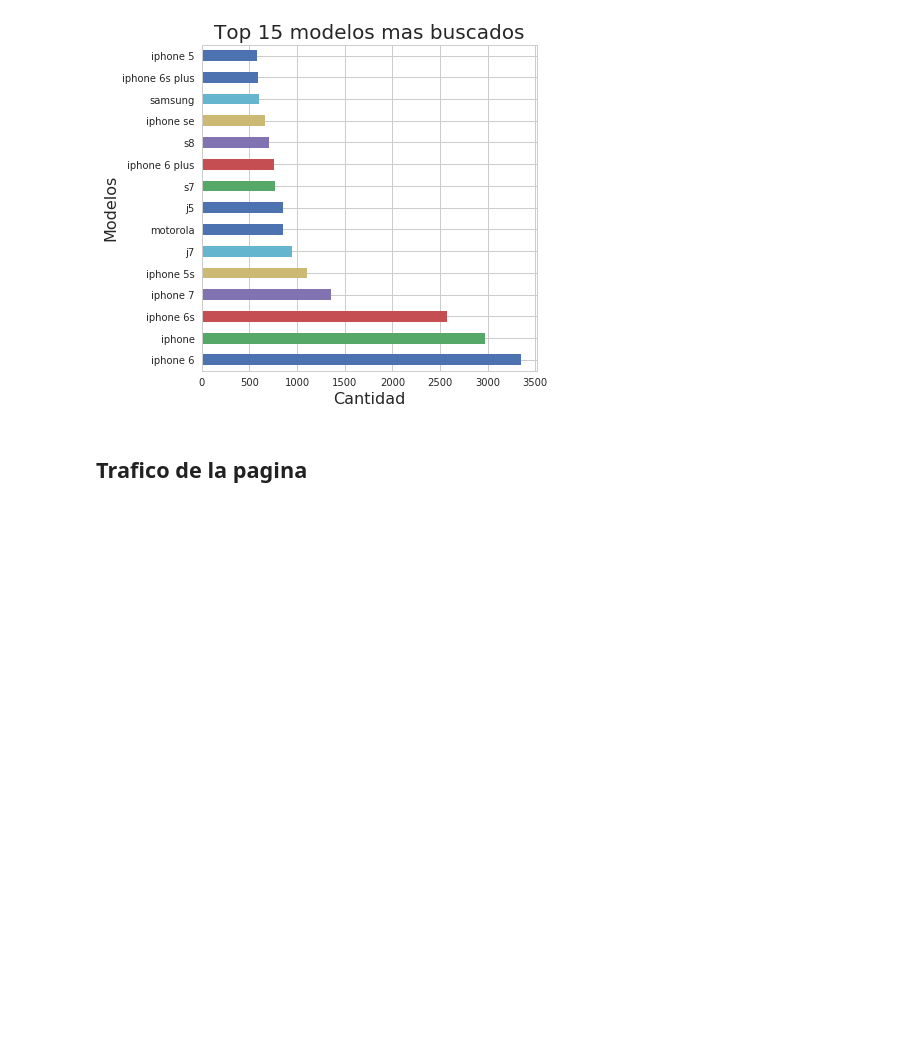
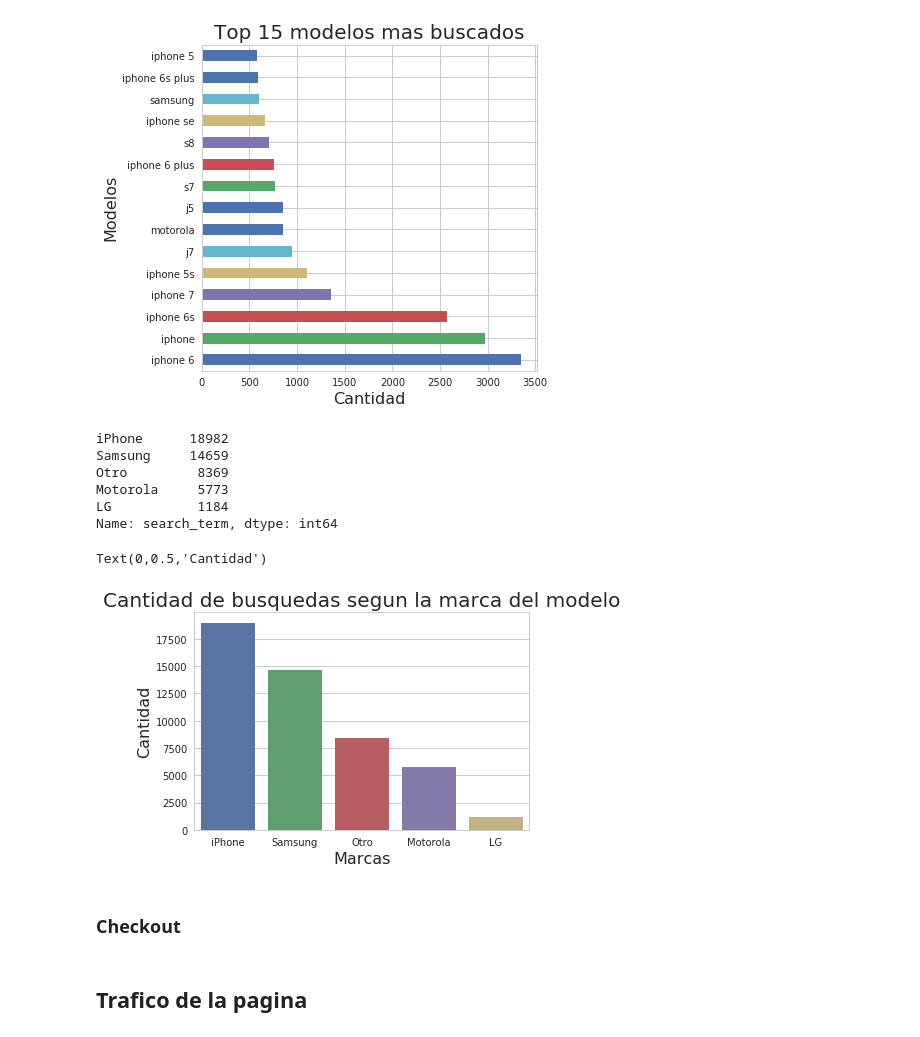
Before and after one commit to jowisaidman/tp1_analisis_exploratorio, a Jupyter notebook: AnalisisExploratorio.ipynb, the cells around one changed output. Drawn from its saved outputs; the diff is of its cells as text; code cells hidden in the pictures; blank space fills up the shorter version.

Commit message:
agrego grafico de marcas mas buscadas

```diff
--- a/AnalisisExploratorio.ipynb
+++ b/AnalisisExploratorio.ipynb
@@ -168,6 +168,35 @@ g.set_ylabel('Modelos',fontsize = 16)
 # %% [output]
 Text(0,0.5,'Modelos')
 [figure]
+# %%
+#el diccionario esta hecho a mano, vi las primeras posiciones y de ahi arme el diccionario, se podria pensar algo mejor.
+#no vi por ahora alguna funcion que haga la que defini, por ahi hay algo hecho pero no encontre
+marcas = {'iPhone':['iphone','7s','6s','5se','5c','iphone se'], 'Samsung':['j1','j2','j3','j4','j5','j6','j7','galaxy','s7','s6','s5','s8','s9','samsung'], 'Motorola':['moto'],'LG':['lg']}
+def asignar_marca(modelo):
+    for marca in marcas:
+        for m in marcas[marca]:
+            if m in modelo:
+                return marca
+    return 'Otro'
+marcas_buscadas = searched_products['search_term'].dropna().map(lambda x: asignar_marca(x.lower())).value_counts()
+marcas_buscadas #creo que es bastante que queden 8000 en otro
+# %% [output]
+iPhone      18982
+Samsung     14659
+Otro         8369
+Motorola     5773
+LG           1184
+Name: search_term, dtype: int64
+# %%
+g = sns.barplot(x= marcas_buscadas.index, y=marcas_buscadas.values, orient= 'v')
+g.set_title('Cantidad de busquedas segun la marca del modelo',fontsize = 20)
+g.set_xlabel('Marcas',fontsize = 16)
+g.set_ylabel('Cantidad',fontsize = 16)
+# %% [output]
+Text(0,0.5,'Cantidad')
+[figure, added]
+# %% [markdown]
+### Checkout
 # %% [markdown]
 ## Trafico de la pagina
 # %%
```
Also changed, not shown: parts of 2 cells of this notebook.
